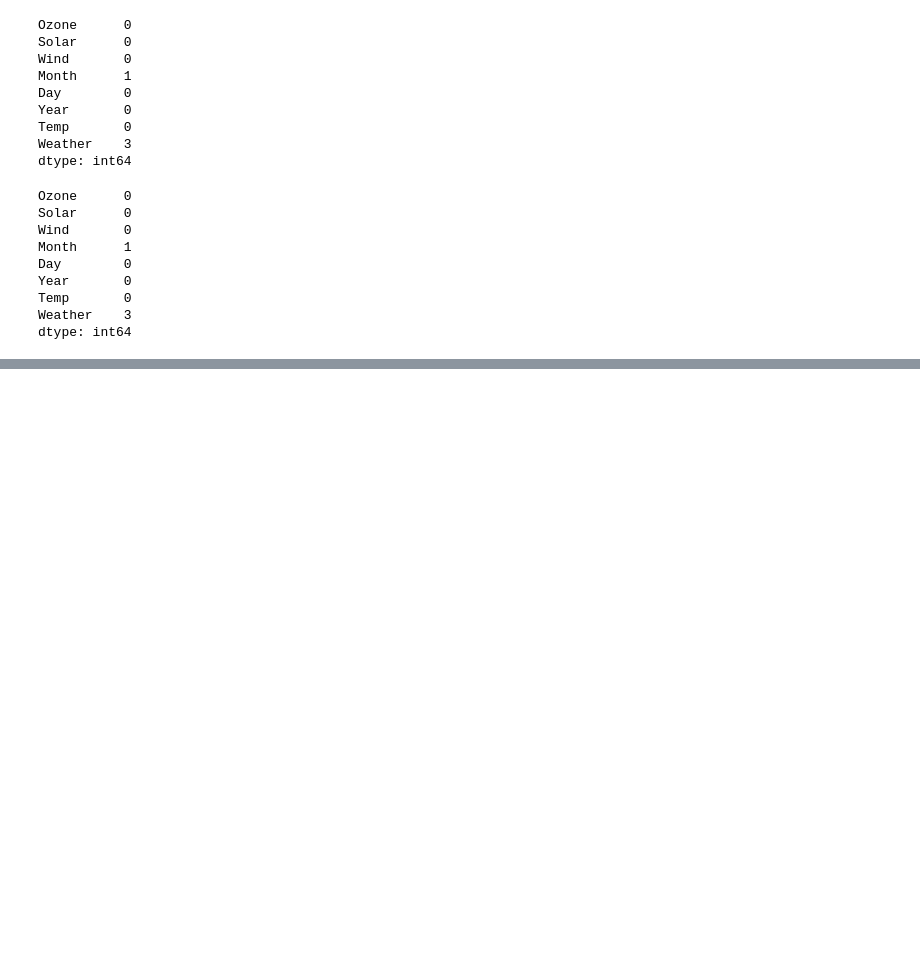
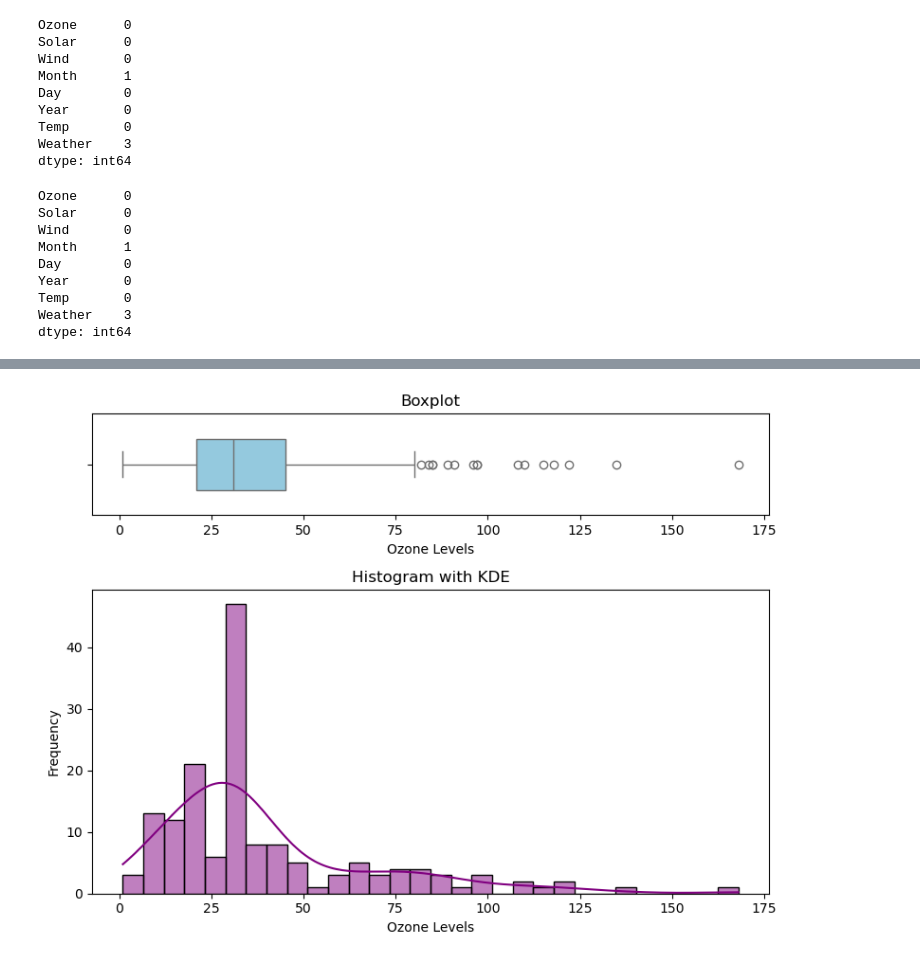
Before and after one commit to AnirudhReddy1252/AIML_TASK, a Jupyter notebook: EDA1_Practice.ipynb, the cells around one changed output, grey strips where cells are left out. Cells and saved outputs as stored; diff of their text form; code cells hidden in the pictures; blank space fills up the shorter version.

```diff
--- a/EDA1_Practice.ipynb
+++ b/EDA1_Practice.ipynb
@@ -246,3 +249,7 @@ Year       0
 Temp       0
 Weather    3
 dtype: int64
+# %%
+print(data1["Weather"].value_counts())
+mode_weather = data1["Weather"].mode()[0]
+print(mode_weather)
@@ -248,0 +263,3 @@ dtype: int64
+# %%
+data1["Weather"] = data1["Weather"].fillna(mode_weather)
+data1.isnull().sum()
@@ -248,0 +276,4 @@ dtype: int64
+# %%
+print(data1["Month"].value_counts())
+mode_month = data1["Month"].mode()[0]
+print(mode_month)
@@ -248,0 +289,3 @@ dtype: int64
+# %%
+data1["Month"] = data1["Month"].fillna(mode_month)
+data1.isnull().sum()
@@ -248,0 +323,21 @@ dtype: int64
+# %%
+fig, axes = plt.subplots(2, 1, figsize=(8,6), gridspec_kw={'height_ratios':[1, 3]})
+
+# Plot the boxplot in the first (top) subplot
+sns.boxplot(data=data1["Ozone"], ax=axes[0], color='skyblue', width=0.5, orient = 'h')
+axes[0].set_title("Boxplot")
+axes[0].set_xlabel("Ozone Levels")
+
+# Plot the histogram with KDE curve in the second (bottom) subplot
+sns.histplot(data1["Ozone"], kde=True, ax=axes[1], color='purple', bins=30)
+axes[1].set_title("Histogram with KDE")
+axes[1].set_xlabel("Ozone Levels")
+axes[1].set_ylabel("Frequency")
+
+#Adjust layout for better spacing
+plt.tight_layout()
+
+# Show the plot
+plt.show()
+# %% [output]
+[figure, added]
```
Also changed, not shown: parts of 22 cells of this notebook.
